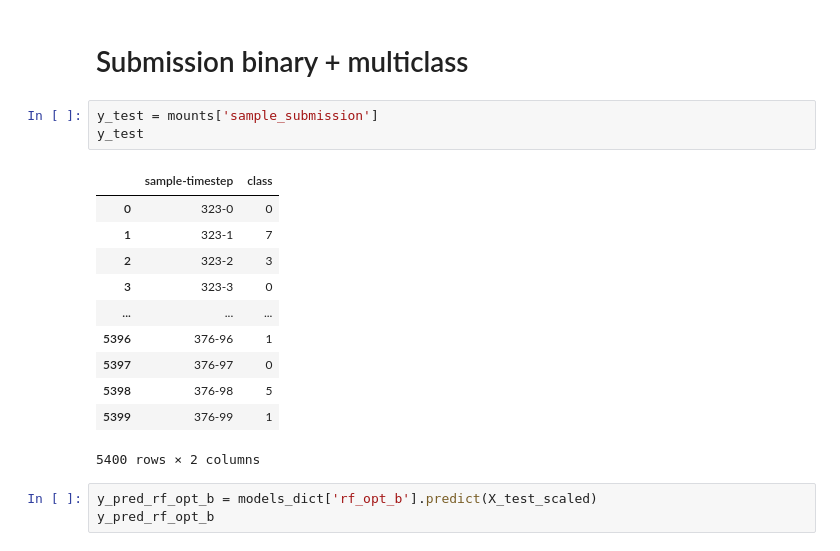
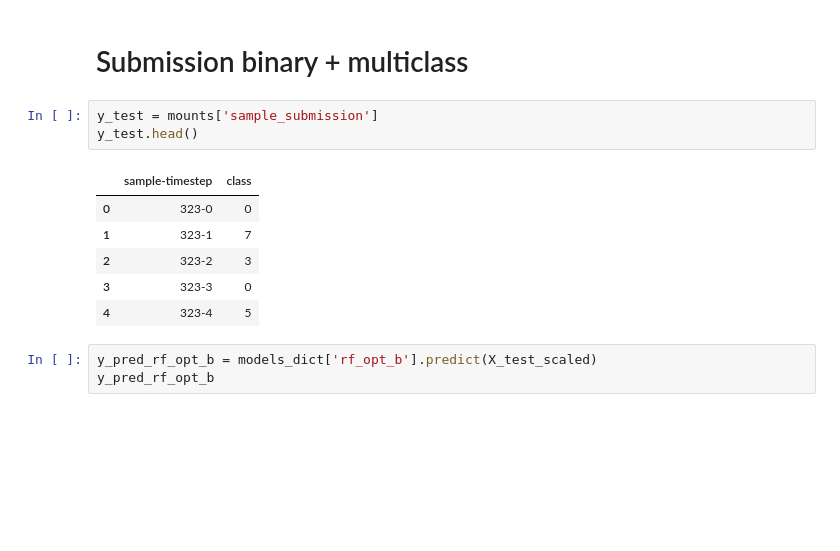
Before and after one commit to gesture-classification/test_task, a Jupyter notebook: notebooks/Project.ipynb, the cells around one changed output. Saved outputs shown, nothing was run; the diff lists cells and outputs as text; blank space fills up the shorter version.

```diff
--- a/notebooks/Project.ipynb
+++ b/notebooks/Project.ipynb
@@ -856,19 +858,14 @@ y_test
 # Submission binary + multiclass
 # %%
 y_test = mounts['sample_submission']
-y_test
+y_test.head()
 # %% [output]
 |  | sample-timestep | class |
 | 0 | 323-0 | 0 |
 | 1 | 323-1 | 7 |
 | 2 | 323-2 | 3 |
 | 3 | 323-3 | 0 |
-| ... | ... | ... |
-| 5396 | 376-96 | 1 |
-| 5397 | 376-97 | 0 |
-| 5398 | 376-98 | 5 |
-| 5399 | 376-99 | 1 |
+| 4 | 323-4 | 5 |
-5400 rows × 2 columns
 # %%
 y_pred_rf_opt_b = models_dict['rf_opt_b'].predict(X_test_scaled)
 y_pred_rf_opt_b
```
Also changed, not shown: parts of 4 cells of this notebook, 1 other file.
